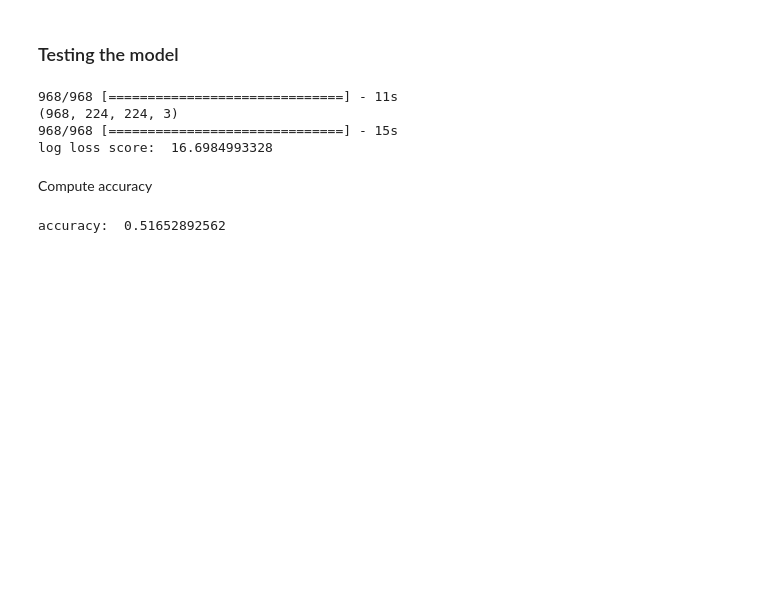
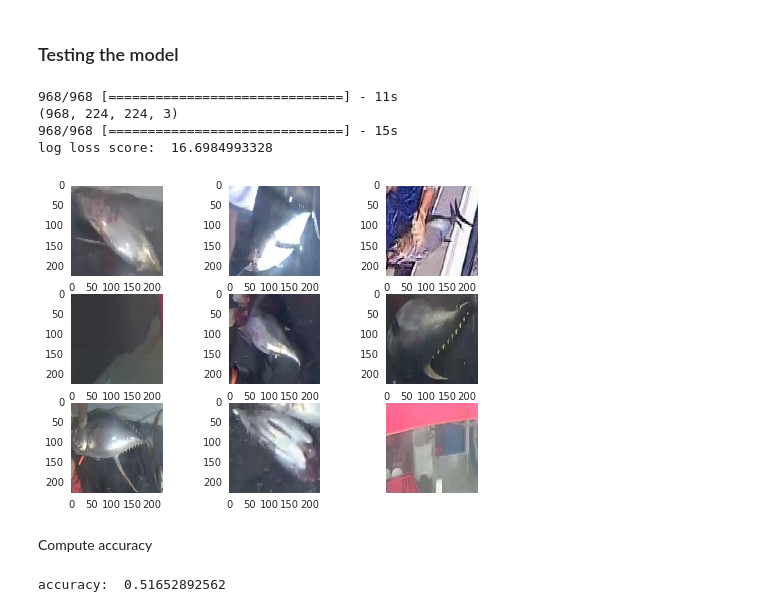
Before and after one commit to lqdreality/fisheries_monitoring, a Jupyter notebook: Fish monitoring pipeline.ipynb, the cells around one changed output. Drawn from its saved outputs; the diff is of its cells as text; code cells hidden in the pictures; blank space fills up the shorter version.

Commit message:
Fix some issues with the visualization of the prediction grid

```diff
--- a/Fish monitoring pipeline.ipynb
+++ b/Fish monitoring pipeline.ipynb
@@ -164,6 +164,10 @@ print "log loss score: ", score
 (968, 224, 224, 3)
 968/968 [==============================] - 15s
 log loss score:  16.6984993328
+# %%
+model.visualize_predictions()
+# %% [output]
+[figure, added]
 # %% [markdown]
 Compute accuracy
 # %%
```
Also changed, not shown: 4 other files.
